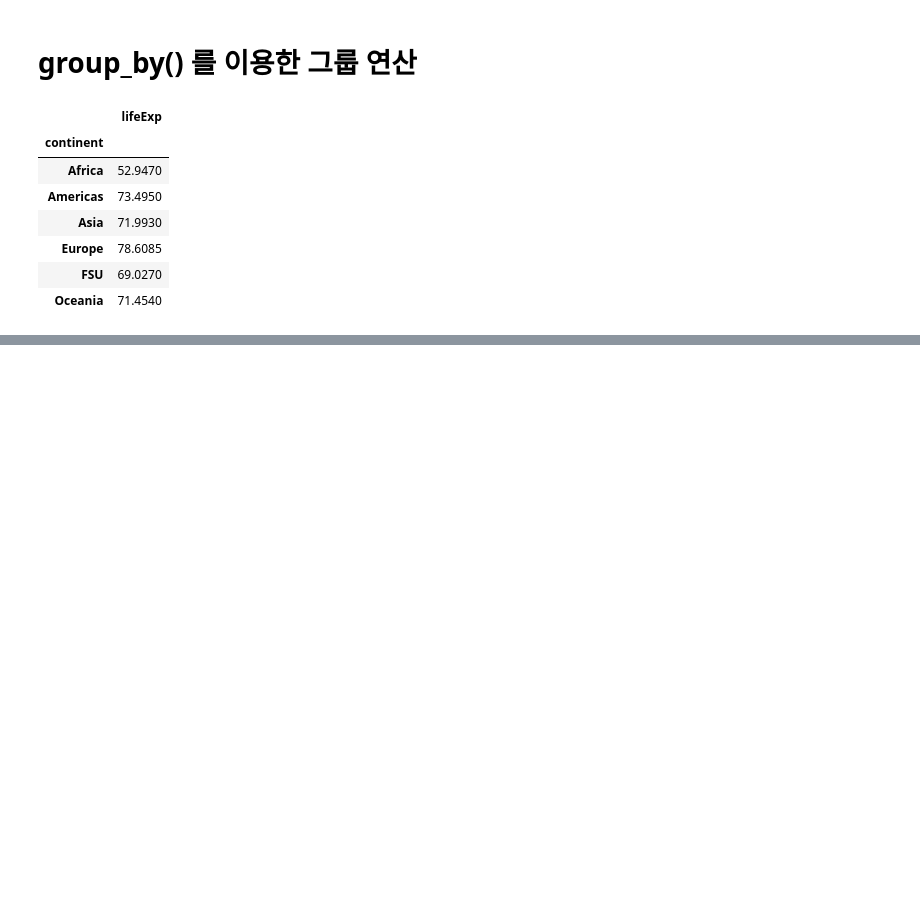
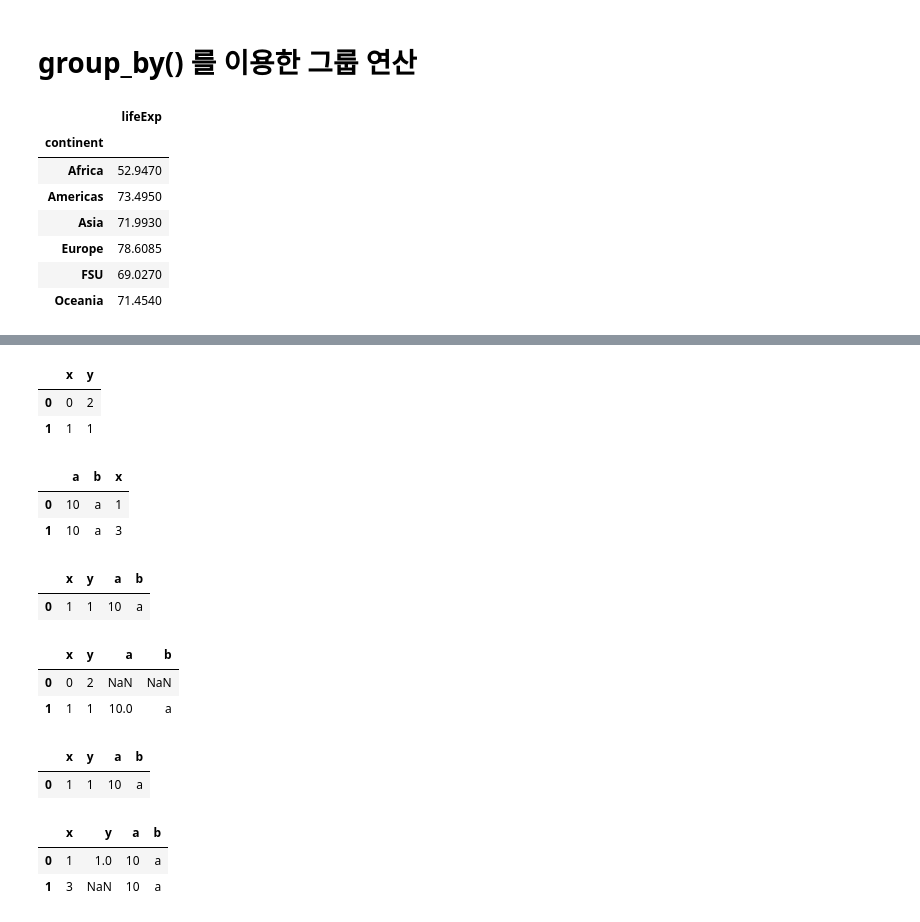
Before and after one commit to jaimyoung/ipds-kr, a Jupyter notebook: notebooks/python-data-processing.ipynb, the cells around one changed output, grey strips where cells are left out. Saved outputs shown, nothing was run; the diff lists cells and outputs as text; code cells hidden in the pictures; blank space fills up the shorter version.

```diff
--- a/notebooks/python-data-processing.ipynb
+++ b/notebooks/python-data-processing.ipynb
@@ -220,0 +236,36 @@ gapminder.\
+# %%
+df1 = pd.DataFrame(data={'x':range(2), 'y':range(2, 0, -1)})
+df1
+# %% [output]
+|  | x | y |
+| 0 | 0 | 2 |
+| 1 | 1 | 1 |
+# %%
+df2 = pd.DataFrame(data={'x':[1,3], 'a':10, 'b':"a"})
+df2
+# %% [output]
+|  | a | b | x |
+| 0 | 10 | a | 1 |
+| 1 | 10 | a | 3 |
+# %%
+df1.merge(df2, how="inner")
+# %% [output]
+|  | x | y | a | b |
+| 0 | 1 | 1 | 10 | a |
+# %%
+df1.merge(df2, how="left")
+# %% [output]
+|  | x | y | a | b |
+| 0 | 0 | 2 | NaN | NaN |
+| 1 | 1 | 1 | 10.0 | a |
+# %%
+df1.merge(df2, how="inner")
+# %% [output]
+|  | x | y | a | b |
+| 0 | 1 | 1 | 10 | a |
+# %%
+df1.merge(df2, how="right")
+# %% [output]
+|  | x | y | a | b |
+| 0 | 1 | 1.0 | 10 | a |
+| 1 | 3 | NaN | 10 | a |
```
Also changed, not shown: parts of 3 cells of this notebook.
